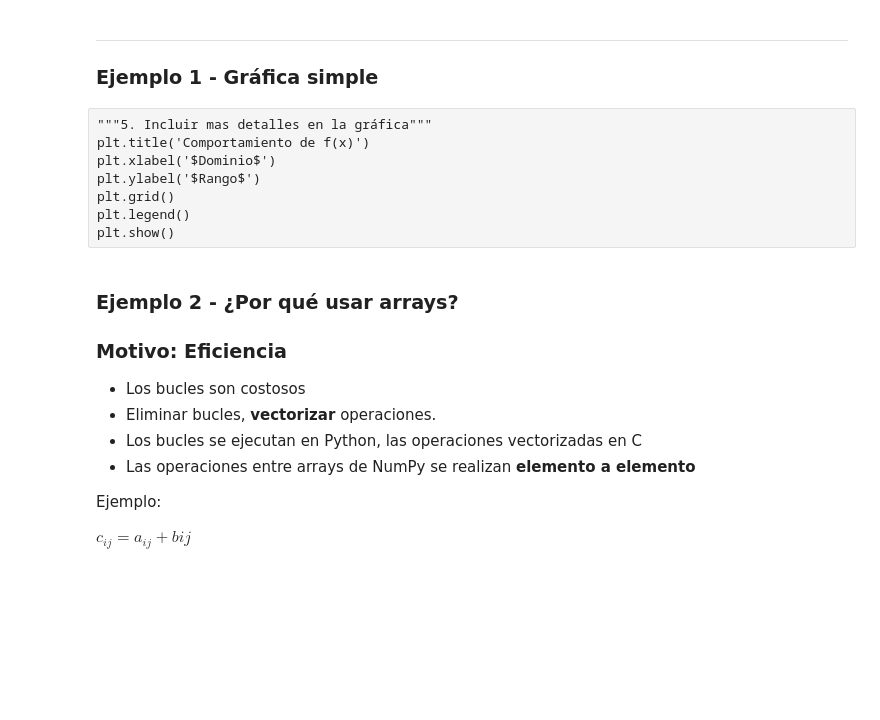
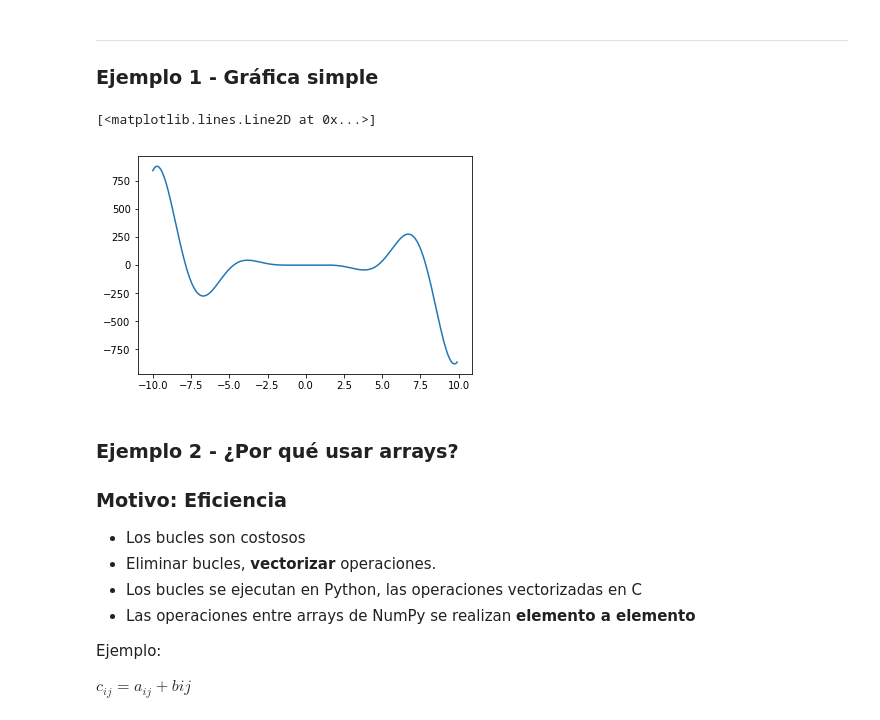
Before and after one commit to juan-pineda/Curso_computacion_cientifica, a Jupyter notebook: 01-intro-to-python/02_Avanzado.ipynb, the cells around one changed output. Drawn from its saved outputs; the diff is of its cells as text; code cells hidden in the pictures; blank space fills up the shorter version.

```diff
--- a/01-intro-to-python/02_Avanzado.ipynb
+++ b/01-intro-to-python/02_Avanzado.ipynb
@@ -30,23 +43,9 @@ import matplotlib.pyplot as plt
 # %%
-"""1. Definimos una función"""
-def f(x):
-    return (x**3) * (np.cos(x))
-
-
-"""2. Definimos un dominio X, esto genera un array de numpy"""
-x = np.arange(-10, 10, 0.1)
-
-
 """3. Evaluamos la función en el array x"""
 y = f(x)
 
 """4. Mostramos la gráfica"""
 plt.plot(x, y, label='$x^3 * cos(x)$')
+# %% [output]
+[<matplotlib.lines.Line2D at 0x...>]
+[figure, added]
-# %% [raw]
-"""5. Incluir mas detalles en la gráfica"""
-plt.title('Comportamiento de f(x)')
-plt.xlabel('$Dominio$')
-plt.ylabel('$Rango$')
-plt.grid()
-plt.legend()
-plt.show()
```
Also changed, not shown: parts of 6 cells of this notebook, 5 other files.
